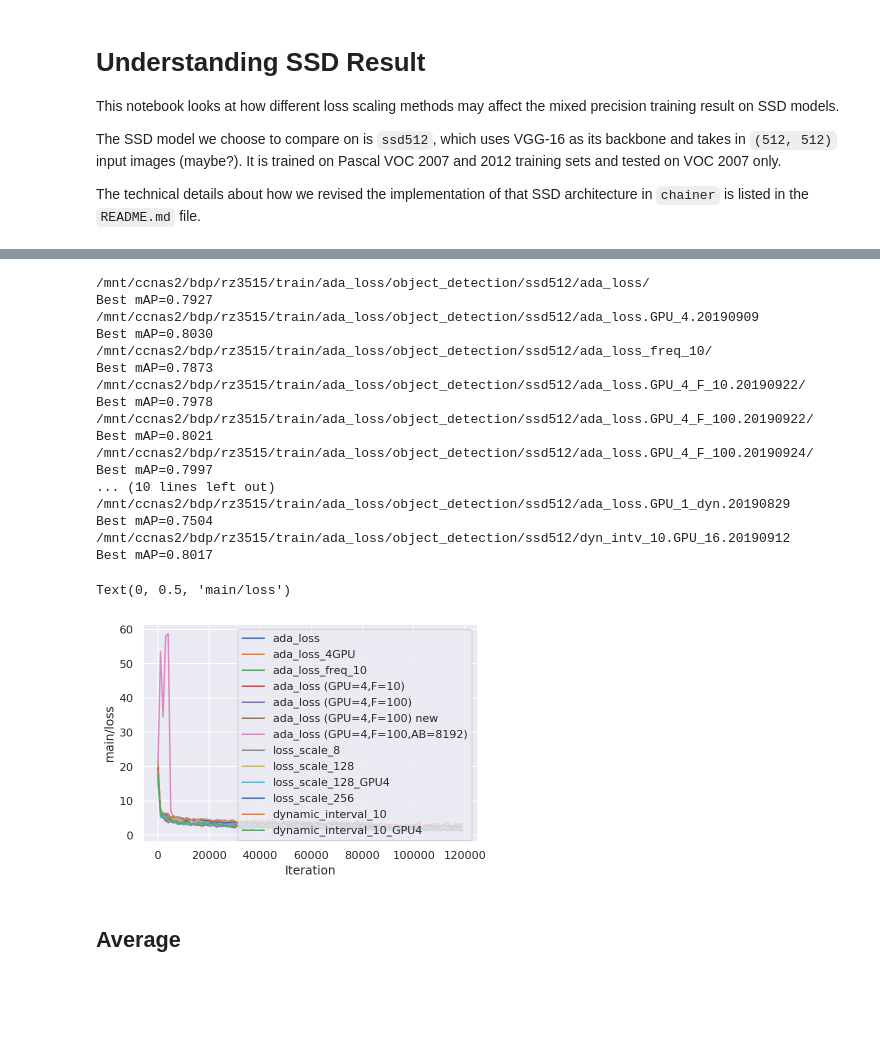
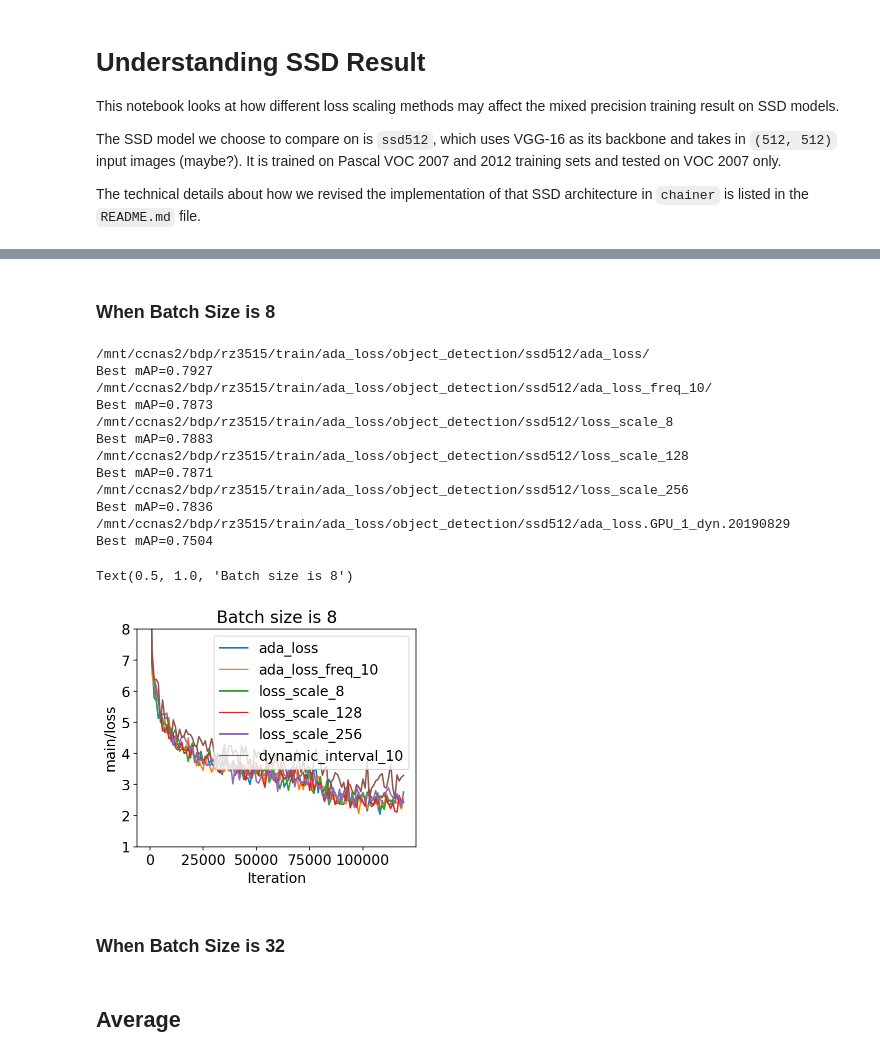
Before and after one commit to kumasento/gradient-scaling, a Jupyter notebook: examples/adaptive_loss_scaling/ssd/SSD_Result.ipynb, the cells around one changed output, grey strips where cells are left out. Saved outputs shown, nothing was run; the diff lists cells and outputs as text; code cells hidden in the pictures; blank space fills up the shorter version.

```diff
--- a/examples/adaptive_loss_scaling/ssd/SSD_Result.ipynb
+++ b/examples/adaptive_loss_scaling/ssd/SSD_Result.ipynb
@@ -18,10 +18,21 @@ The technical details about how we revised the implementation of that SSD archit
 # %%
 import os
 import sys
+import matplotlib
 import matplotlib.pyplot as plt
 import pandas as pd
 import numpy as np
 from scipy.interpolate import spline
 import seaborn as sns
-sns.set()
+
+matplotlib.rcParams.update({'font.size': 14})
+# %%
+B8_DIRS = {
+    'ada_loss': '/mnt/ccnas2/bdp/rz3515/train/ada_loss/object_detection/ssd512/ada_loss/',
+    'ada_loss_freq_10': '/mnt/ccnas2/bdp/rz3515/train/ada_loss/object_detection/ssd512/ada_loss_freq_10/',
+    'loss_scale_8': '/mnt/ccnas2/bdp/rz3515/train/ada_loss/object_detection/ssd512/loss_scale_8',
+    'loss_scale_128': '/mnt/ccnas2/bdp/rz3515/train/ada_loss/object_detection/ssd512/loss_scale_128',
+    'loss_scale_256': '/mnt/ccnas2/bdp/rz3515/train/ada_loss/object_detection/ssd512/loss_scale_256',
+    'dynamic_interval_10': '/mnt/ccnas2/bdp/rz3515/train/ada_loss/object_detection/ssd512/ada_loss.GPU_1_dyn.20190829',
+}
 # %%
@@ -69,32 +69,44 @@ def plot_train_log(train_dir, label, ax, sample_freq=100):
+# %% [markdown]
+### When Batch Size is 8
+# %%
+fig, ax = plt.subplots(figsize=(5, 4))
+
+for label, train_dir in B8_DIRS.items():
+    plot_train_log(train_dir, label, ax, sample_freq=100)
+
+ax.legend()
+ax.set_xlabel('Iteration')
+ax.set_ylabel('main/loss')
+ax.set_ylim([1, 8])
+ax.set_title('Batch size is 8')
+# %% [output]
+/mnt/ccnas2/bdp/rz3515/train/ada_loss/object_detection/ssd512/ada_loss/
+Best mAP=0.7927
+/mnt/ccnas2/bdp/rz3515/train/ada_loss/object_detection/ssd512/ada_loss_freq_10/
+Best mAP=0.7873
+/mnt/ccnas2/bdp/rz3515/train/ada_loss/object_detection/ssd512/loss_scale_8
+Best mAP=0.7883
+/mnt/ccnas2/bdp/rz3515/train/ada_loss/object_detection/ssd512/loss_scale_128
+Best mAP=0.7871
+/mnt/ccnas2/bdp/rz3515/train/ada_loss/object_detection/ssd512/loss_scale_256
+Best mAP=0.7836
+/mnt/ccnas2/bdp/rz3515/train/ada_loss/object_detection/ssd512/ada_loss.GPU_1_dyn.20190829
+Best mAP=0.7504
+Text(0.5, 1.0, 'Batch size is 8')
+[figure, added]
+# %% [markdown]
+### When Batch Size is 32
 # %%
-fig, ax = plt.subplots()
+fig, ax = plt.subplots(figsize=(5, 4))
 
 for label, train_dir in DIRS.items():
-    plot_train_log(train_dir, label, ax)
+    plot_train_log(train_dir, label, ax, sample_freq=100)
 
 ax.legend()
 ax.set_xlabel('Iteration')
 ax.set_ylabel('main/loss')
+ax.set_ylim([1, 8])
+ax.set_title('Batch size is 8')
-# %% [output]
-/mnt/ccnas2/bdp/rz3515/train/ada_loss/object_detection/ssd512/ada_loss/
-Best mAP=0.7927
-/mnt/ccnas2/bdp/rz3515/train/ada_loss/object_detection/ssd512/ada_loss.GPU_4.20190909
-Best mAP=0.8030
-/mnt/ccnas2/bdp/rz3515/train/ada_loss/object_detection/ssd512/ada_loss_freq_10/
-Best mAP=0.7873
-/mnt/ccnas2/bdp/rz3515/train/ada_loss/object_detection/ssd512/ada_loss.GPU_4_F_10.20190922/
-Best mAP=0.7978
-/mnt/ccnas2/bdp/rz3515/train/ada_loss/object_detection/ssd512/ada_loss.GPU_4_F_100.20190922/
-Best mAP=0.8021
-/mnt/ccnas2/bdp/rz3515/train/ada_loss/object_detection/ssd512/ada_loss.GPU_4_F_100.20190924/
-Best mAP=0.7997
-... (10 lines left out)
-/mnt/ccnas2/bdp/rz3515/train/ada_loss/object_detection/ssd512/ada_loss.GPU_1_dyn.20190829
-Best mAP=0.7504
-/mnt/ccnas2/bdp/rz3515/train/ada_loss/object_detection/ssd512/dyn_intv_10.GPU_16.20190912
-Best mAP=0.8017
-Text(0, 0.5, 'main/loss')
-[figure, removed]
 # %% [markdown]
 ## Average
 # %%
```
Also changed, not shown: parts of 3 cells of this notebook, 4 other files.
